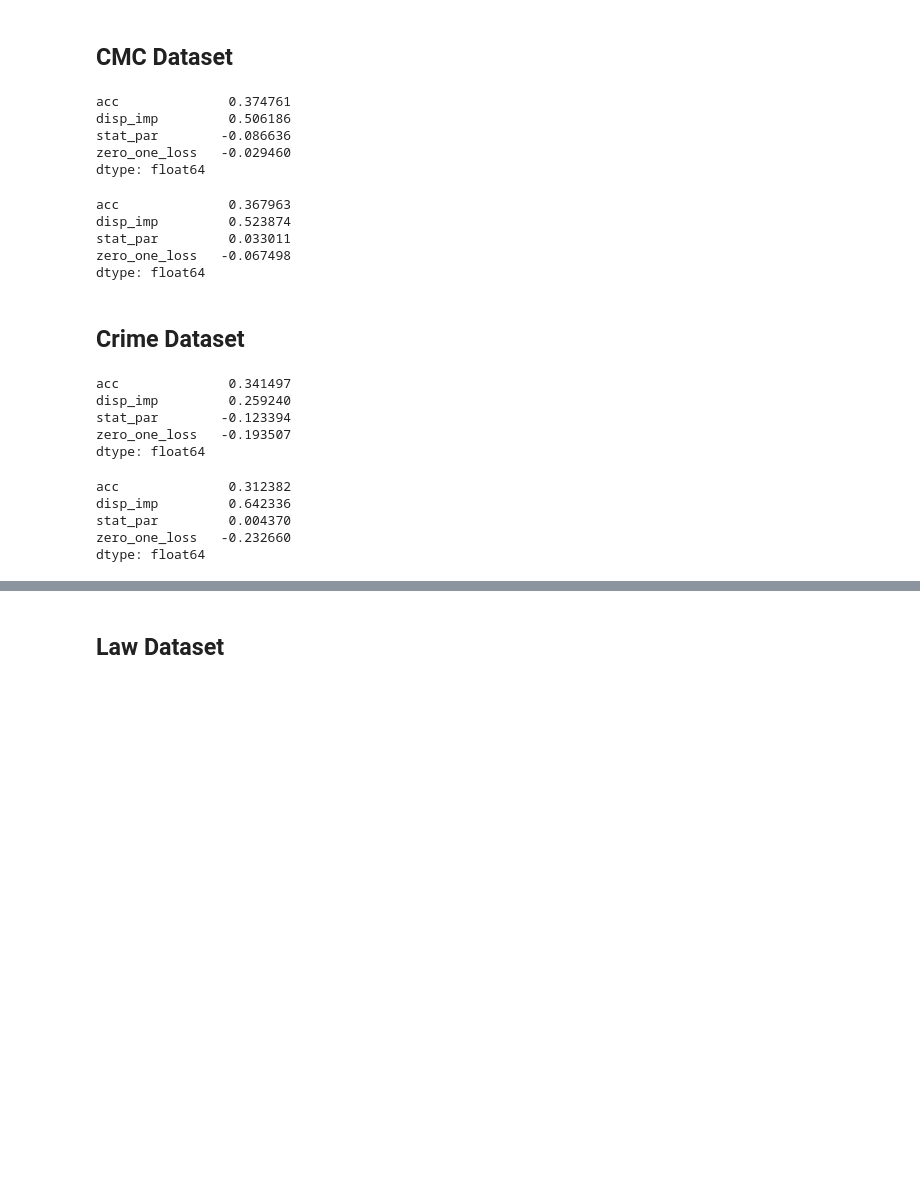
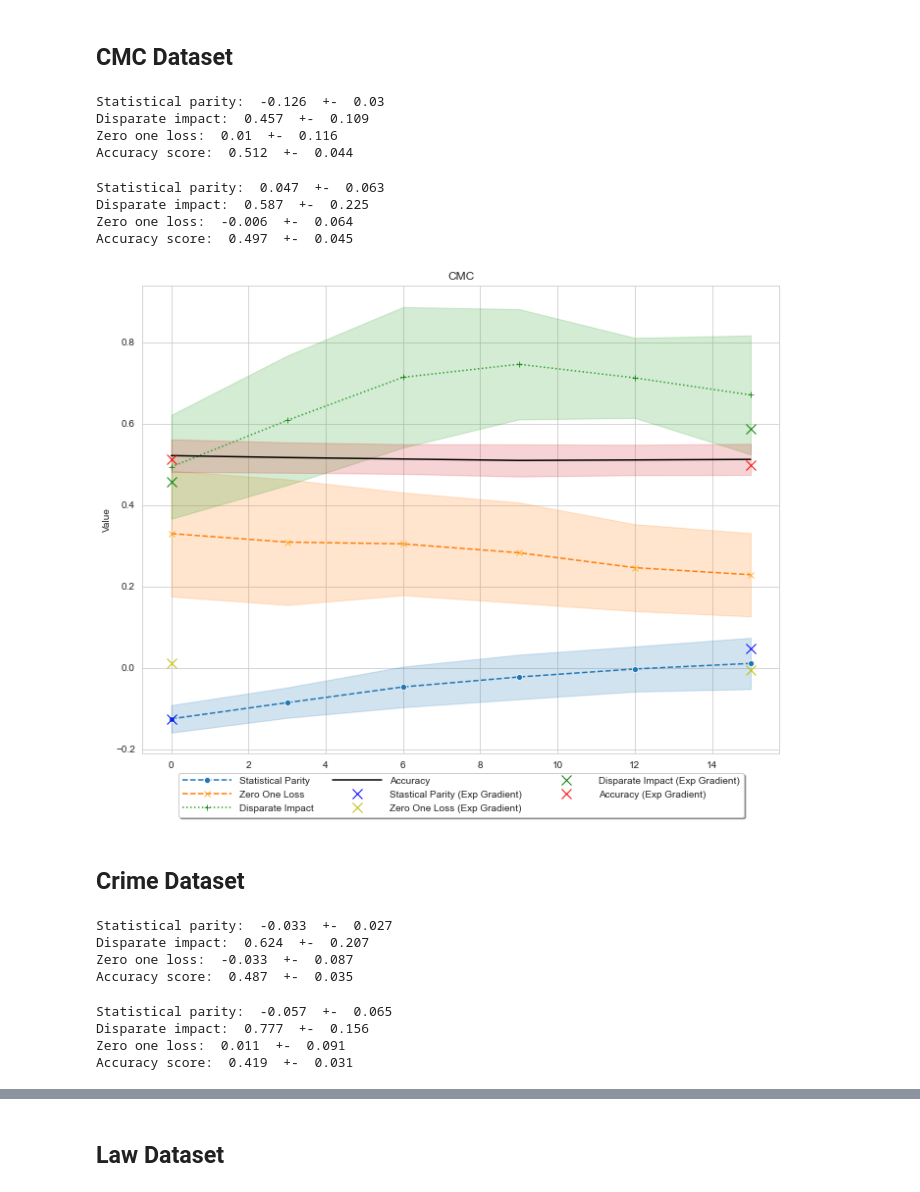
Before and after one commit to giordanoDaloisio/fair-classification, a Jupyter notebook: analysis/results.ipynb, the cells around one changed output, grey strips where cells are left out. Saved outputs shown, nothing was run; the diff lists cells and outputs as text; code cells hidden in the pictures; blank space fills up the shorter version.

```diff
--- a/analysis/results.ipynb
+++ b/analysis/results.ipynb
@@ -4,3 +4,5 @@
 import pandas as pd
 import matplotlib.pyplot as plt
 import seaborn as sns
+import numpy as np
+sns.set_style('whitegrid')
@@ -9,40 +74,43 @@ import seaborn as sns
 # %%
 cmc = pd.read_csv('cmc_data/ris/cmc_bias.csv')
 cmc.mean()
+print_metrics(cmc)
 # %% [output]
-acc              0.374761
-disp_imp         0.506186
-stat_par        -0.086636
-zero_one_loss   -0.029460
-dtype: float64
+Statistical parity:  -0.126  +-  0.03
+Disparate impact:  0.457  +-  0.109
+Zero one loss:  0.01  +-  0.116
+Accuracy score:  0.512  +-  0.044
 # %%
 cmc_fair = pd.read_csv('cmc_data/ris/cmc_fair.csv')
+print_metrics(cmc_fair)
+# %% [output]
+Statistical parity:  0.047  +-  0.063
+Disparate impact:  0.587  +-  0.225
+Zero one loss:  -0.006  +-  0.064
+Accuracy score:  0.497  +-  0.045
-# %%
-cmc_fair.mean()
-# %% [output]
-acc              0.367963
-disp_imp         0.523874
-stat_par         0.033011
-zero_one_loss   -0.067498
-dtype: float64
+# %%
+cmc_demv = pd.read_csv('ris_demv/cmc_eval.csv')
+points_start = preparepoints(cmc, 0)
+points_end = preparepoints(cmc_fair, 15)
+plot_metrics_curves(cmc_demv, points_start=points_start, points_end=points_end, title='CMC')
+plt.show()
+# %% [output]
+[figure, added]
 # %% [markdown]
 ## Crime Dataset
 # %%
 crime = pd.read_csv('crime_data/ris/crime_bias.csv')
-crime.mean()
+print_metrics(crime)
 # %% [output]
-acc              0.341497
-disp_imp         0.259240
-stat_par        -0.123394
-zero_one_loss   -0.193507
-dtype: float64
+Statistical parity:  -0.033  +-  0.027
+Disparate impact:  0.624  +-  0.207
+Zero one loss:  -0.033  +-  0.087
+Accuracy score:  0.487  +-  0.035
 # %%
-crime = pd.read_csv('crime_data/ris/crime_fair.csv')
+crime_fair = pd.read_csv('crime_data/ris/crime_fair.csv')
+print_metrics(crime_fair)
+# %% [output]
+Statistical parity:  -0.057  +-  0.065
+Disparate impact:  0.777  +-  0.156
+Zero one loss:  0.011  +-  0.091
+Accuracy score:  0.419  +-  0.031
-# %%
-crime.mean()
-# %% [output]
-acc              0.312382
-disp_imp         0.642336
-stat_par         0.004370
-zero_one_loss   -0.232660
-dtype: float64
```
Also changed, not shown: parts of 24 cells of this notebook, 27 other files.
